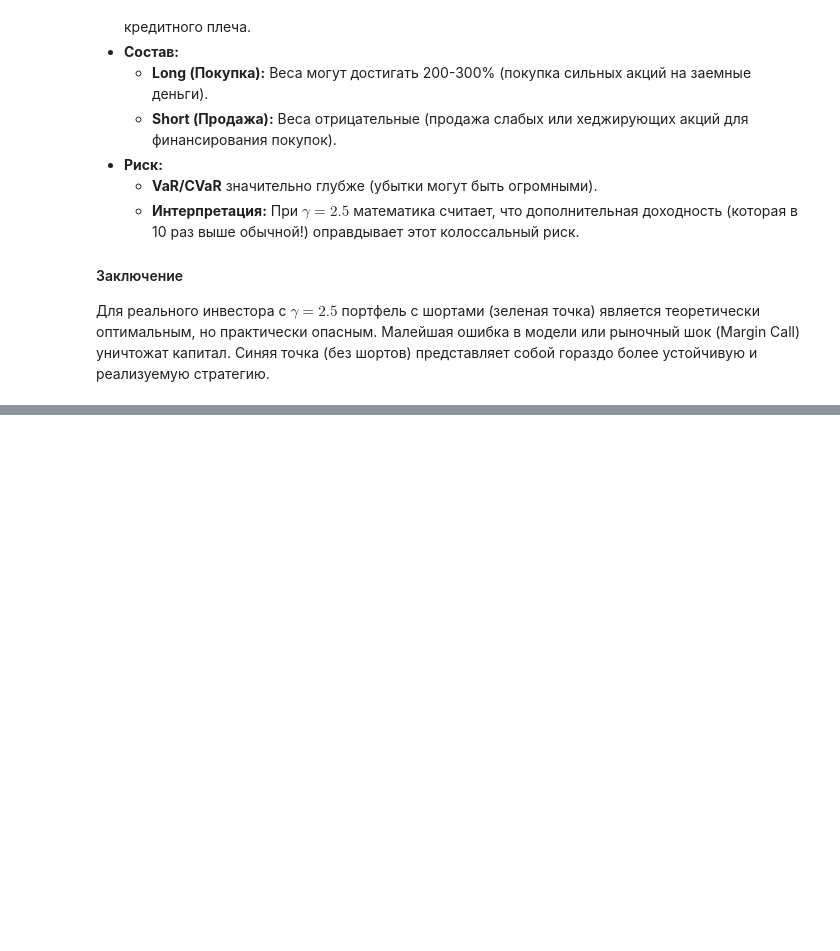
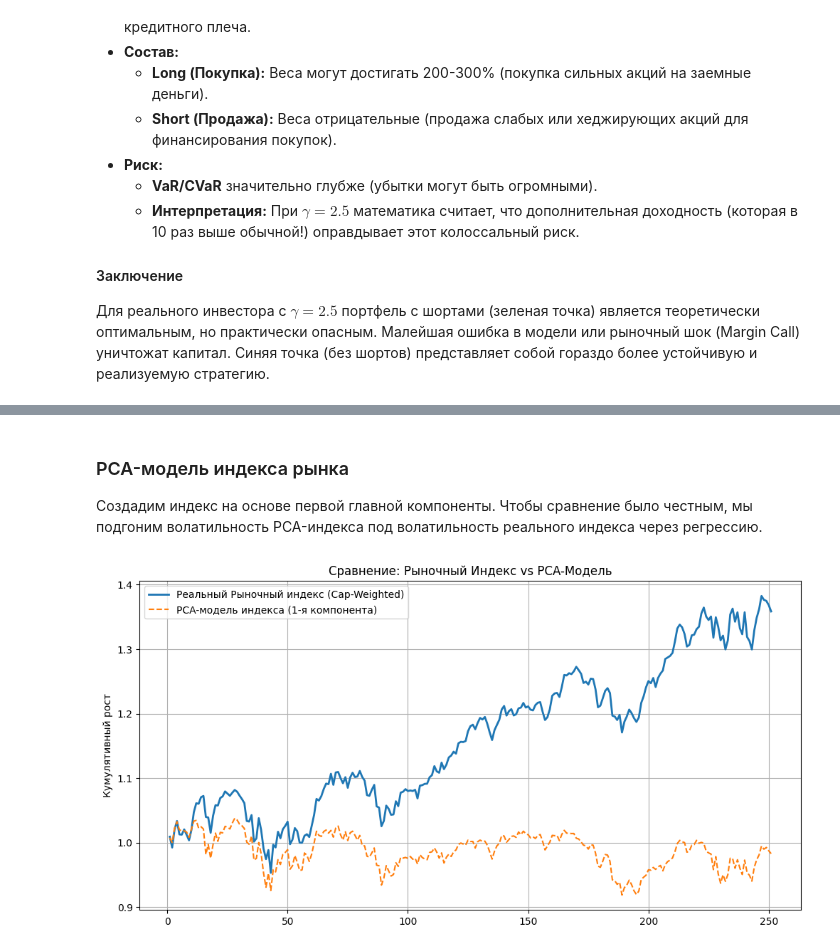
Before and after one commit to theMagusDev/NASDAQ-opt-portfolio, a Jupyter notebook: solution.ipynb, the cells around one changed output, grey strips where cells are left out. Drawn from its saved outputs; the diff is of its cells as text; code cells hidden in the pictures; blank space fills up the shorter version.

```diff
--- a/solution.ipynb
+++ b/solution.ipynb
@@ -661,0 +746,25 @@ plt.show()
+# %% [markdown]
+### PCA-модель индекса рынка
+Создадим индекс на основе первой главной компоненты.
+Чтобы сравнение было честным, мы подгоним волатильность PCA-индекса под волатильность реального индекса через регрессию.
+# %%
+# 1. Получаем саму компоненту (фактор)
+pc1_factor = pca.transform(scaled_returns)[:, 0]
+
+# 2. Регрессия: Market_Index = alpha + beta * PC1
+beta = np.cov(market_index_returns, pc1_factor)[0, 1] / np.var(pc1_factor)
+pca_index_model = beta * pc1_factor
+
+# Сравнение кумулятивной доходности
+plt.figure(figsize=(12, 6))
+plt.plot((1 + market_index_returns).cumprod(), label='Реальный Рыночный индекс (Cap-Weighted)', linewidth=2)
+plt.plot((1 + pd.Series(pca_index_model, index=market_index_returns.index)).cumprod(),
+         label='PCA-модель индекса (1-я компонента)', linestyle='--')
+
+plt.title('Сравнение: Рыночный Индекс vs PCA-Модель')
+plt.ylabel('Кумулятивный рост')
+plt.legend()
+plt.grid(True)
+plt.show()
+# %% [output]
+[figure, added]
```
Also changed, not shown: parts of 16 cells of this notebook.
